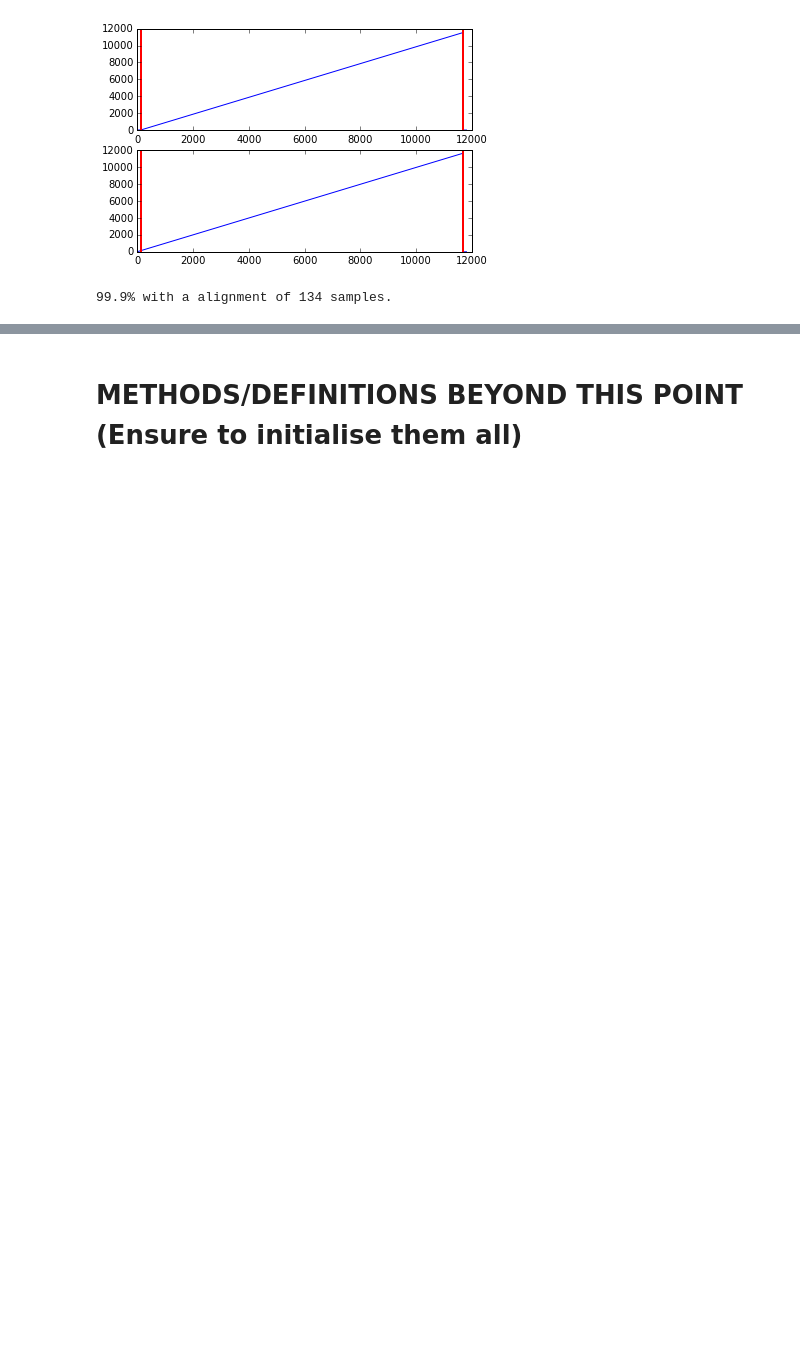
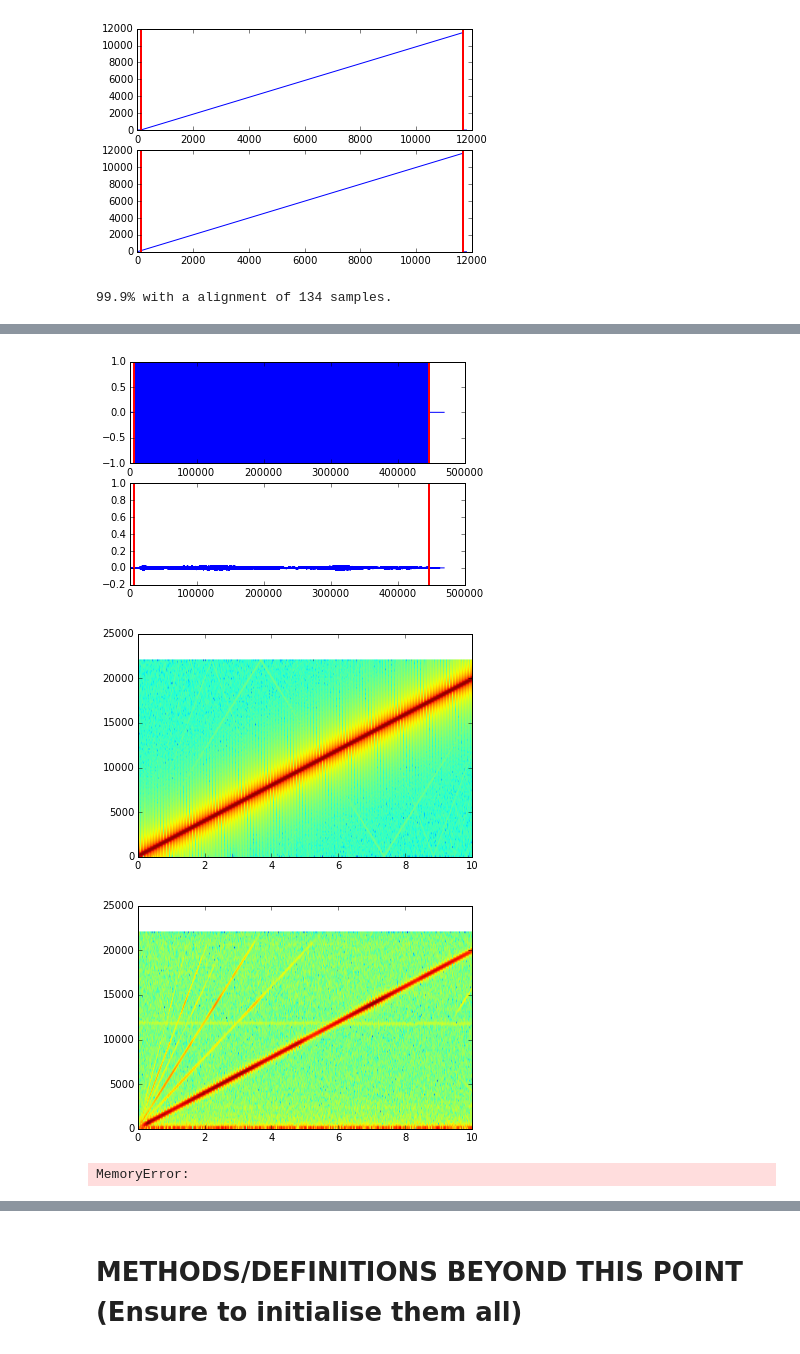
Before and after one commit to BirdMI-UniversityofAuckland/MichaelSandbox, a Jupyter notebook: MicSpeakerPro/MicSpeakerCheck_0.3.ipynb, the cells around one changed output, grey strips where cells are left out. Drawn from its saved outputs; the diff is of its cells as text; code cells hidden in the pictures; blank space fills up the shorter version.

```diff
--- a/MicSpeakerPro/MicSpeakerCheck_0.3.ipynb
+++ b/MicSpeakerPro/MicSpeakerCheck_0.3.ipynb
@@ -263,0 +184,26 @@ print np.mean(new_data_at_50)
+# %%
+fs , wav_data_raw = wav.read("c:\\Users\\mbar372\\Documents\\testing\\hardware_tests\\WAV_LIB\\ascendingtone.wav")
+fs , new_data_float_raw = wav.read("c:\\Users\\mbar372\\Documents\\testing\\savetest.wav")
+
+wav_data = pcm2float(wav_data_raw, dtype ='float64')
+new_data_float = pcm2float(new_data_float_raw, dtype ='float64')
+
+array_play, array_rec, alignment = create_comparison_arrays(
+                                        wav_data,
+                                        new_data_float,
+                                        draw = "yes",
+                                        force_align = 0
+                                        )
+
+plt.specgram(array_play, Fs = 44100)
+plt.show()
+plt.specgram(array_rec, Fs = 44100)
+plt.show()
+# %% [output]
+[figure, added]
+[figure, added]
+[figure, added]
+# %%
+lti_sys = signal.impulse([array_rec, array_play])
+# %% [output]
+MemoryError:
```
Also changed, not shown: parts of 22 cells of this notebook.
